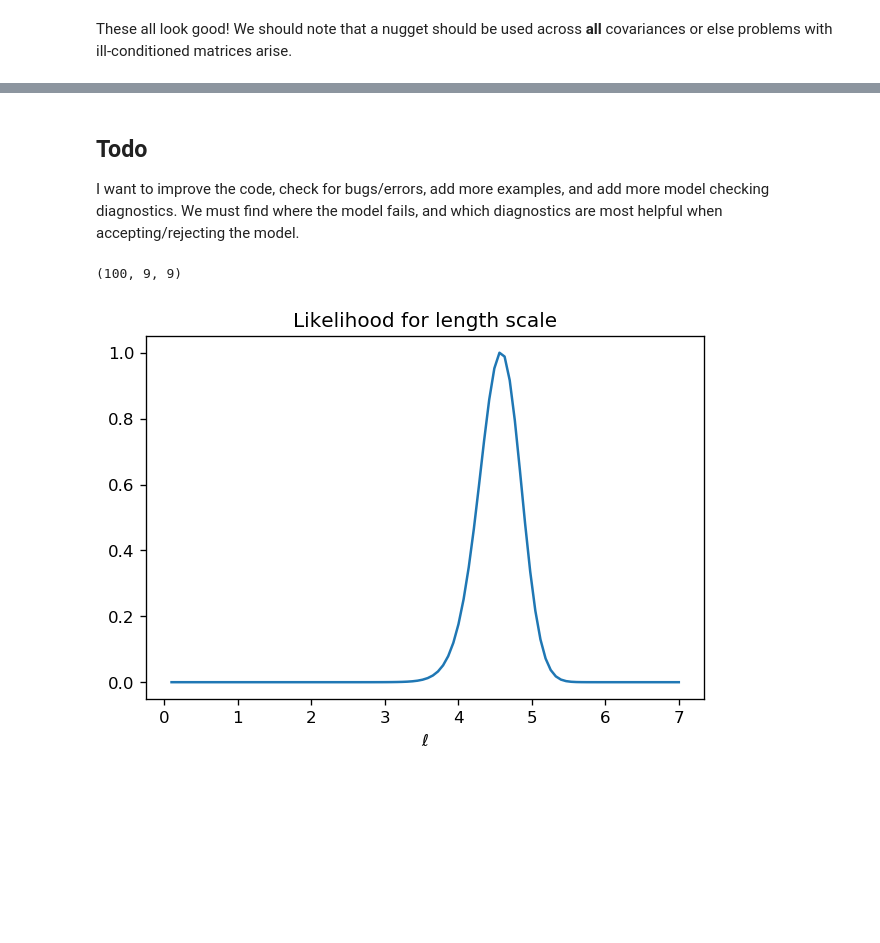
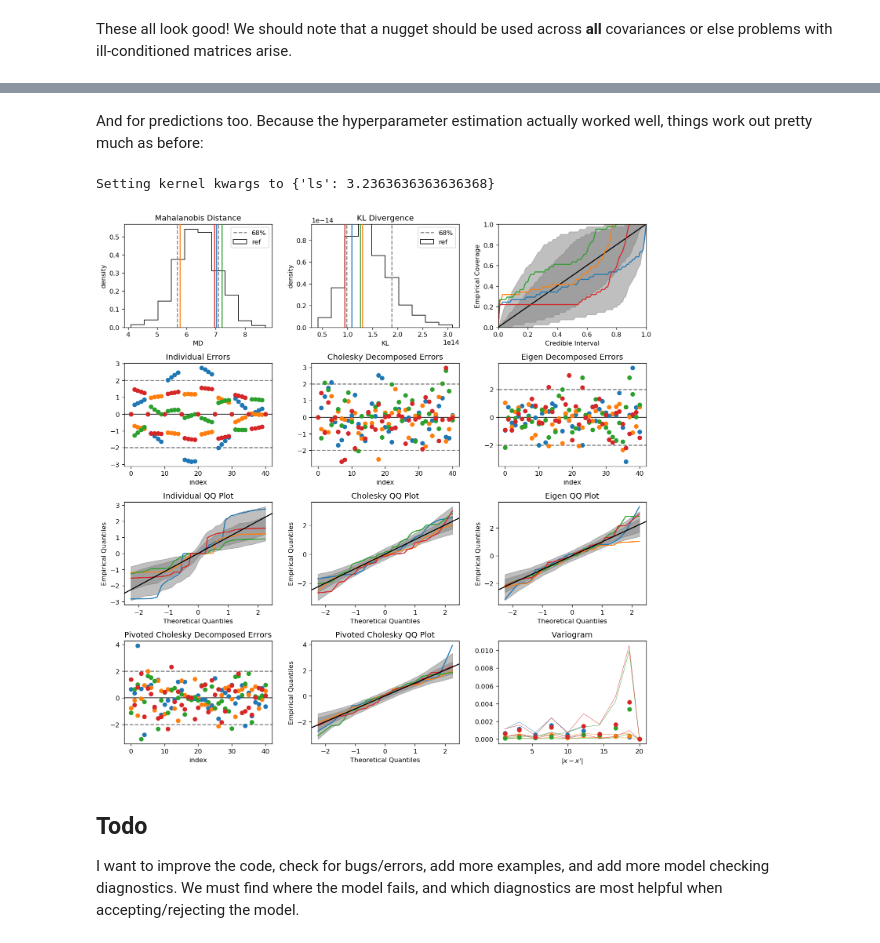
Before and after one commit to buqeye/gsum, a Jupyter notebook: gsum/examples/model_checking_tests.ipynb, the cells around one changed output, grey strips where cells are left out. Saved outputs shown, nothing was run; the diff lists cells and outputs as text; code cells hidden in the pictures; blank space fills up the shorter version.

Commit message:
Updated for ls estimation

```diff
--- a/gsum/examples/model_checking_tests.ipynb
+++ b/gsum/examples/model_checking_tests.ipynb
@@ -225,25 +284,23 @@ for i, color in zip(range(len(toy_data)), cycle(new_colors)):
+# %% [markdown]
+And for predictions too. Because the hyperparameter estimation actually worked well, things work out pretty much as before:
+# %%
+ls_mesh = np.linspace(0.1, 7, 100)
+gp = ConjugateGaussianProcess(rbf, kernel_kws=[{'ls': ls} for ls in ls_mesh])
+gp.fit(X, toy_data, noise_sd=nugget_sd)
+best_fit = gp.kernel_kws  # These are updated by the fit
+
+# Don't update the fit everytime you see new data, that takes too long. just use MAP values from now on
+gp_static = ConjugateGaussianProcess(rbf, kernel_kws=best_fit)
+mean_est, cov_est = gp.predict(X_new, return_cov=True, pred_noise=True)
+
+gpmc = Diagnostic(np.zeros(mean_est.shape[1]), cov_est)
+gd = GraphicalDiagnostic(gpmc, toy_data_pred-mean_est, nref=n_ref)
+gd.plotzilla(X_new, gp_static, vlines=vlines);
+# %% [output]
+Setting kernel kwargs to {'ls': 3.2363636363636368}
+[figure, added]
 # %% [markdown]
 ## Todo
 
 I want to improve the code, check for bugs/errors, add more examples, and add more model checking diagnostics. We must find where the model fails, and which diagnostics are most helpful when accepting/rejecting the model.
-# %%
-gp = ConjugateGaussianProcess(rbf)
-gp.fit(X, toy_data, noise_sd=nugget_sd)
-ls_mesh = np.linspace(0.1, 7, 100)
-Rs = np.array([rbf(X, X, ls=L) for L in ls_mesh])
-cholRs = np.linalg.cholesky(Rs + nugget_sd**2 * np.eye(Rs.shape[-1]))
-# Rs = rbf(X, X, ls=3)
-print(Rs.shape)
-ls_loglike = gp.likelihood(log=True, corr_chol=cholRs)
-ls_like = np.exp(ls_loglike - np.max(ls_loglike))
-# print(ls_loglike, ls_like.shape)
-# %% [output]
-(100, 9, 9)
-# %%
-ax = plt.gca()
-ax.set_xlabel(r'$\ell$')
-ax.set_title('Likelihood for length scale')
-ax.plot(ls_mesh, ls_like);
-# %% [output]
-[figure, removed]
 # %%
```
Also changed, not shown: parts of 23 cells of this notebook.
